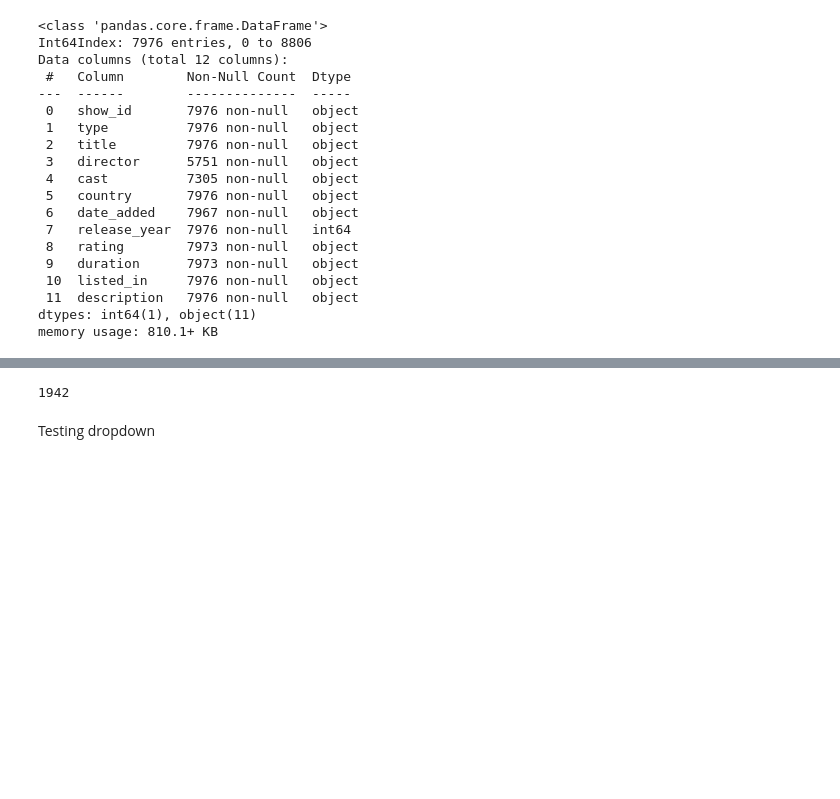
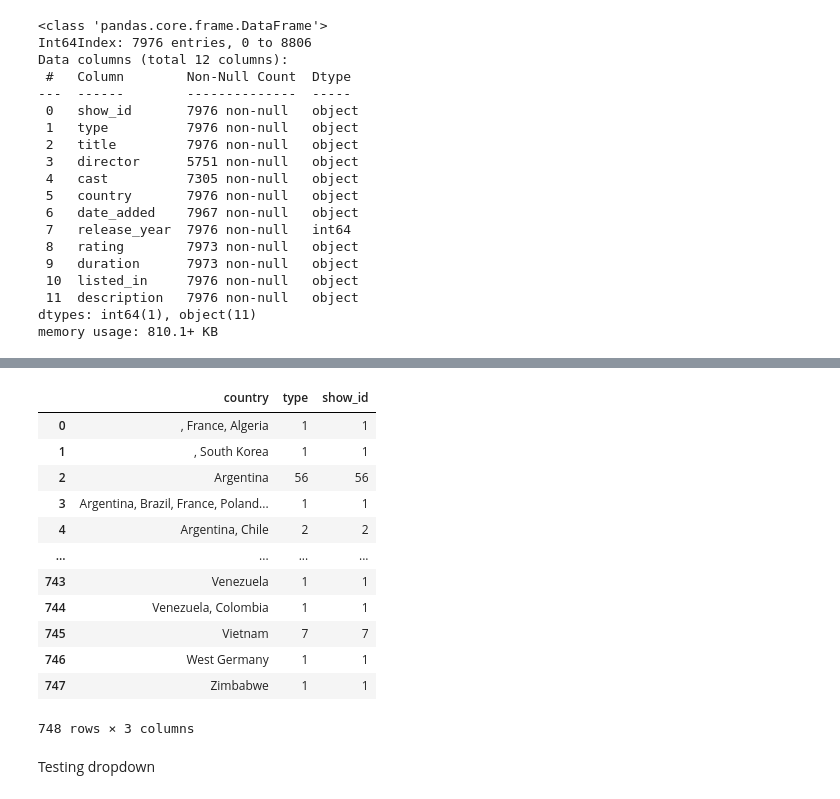
Before and after one commit to boneeyah/SMU, a Jupyter notebook: Dash.ipynb, the cells around one changed output, grey strips where cells are left out. Cells and saved outputs as stored; diff of their text form; code cells hidden in the pictures; blank space fills up the shorter version.

```diff
--- a/Dash.ipynb
+++ b/Dash.ipynb
@@ -120,10 +120,22 @@ if __name__ == '__main__':
 # %% [output]
 Dash app running on:
 [interactive output not drawn]
-# %%
-df['release_year'].min()
-# %% [output]
-1942
+# %%
+df[['country','type','show_id']].groupby(by='country',as_index=False).count()
+# %% [output]
+|  | country | type | show_id |
+| 0 | , France, Algeria | 1 | 1 |
+| 1 | , South Korea | 1 | 1 |
+| 2 | Argentina | 56 | 56 |
+| 3 | Argentina, Brazil, France, Poland... | 1 | 1 |
+| 4 | Argentina, Chile | 2 | 2 |
+| ... | ... | ... | ... |
+| 743 | Venezuela | 1 | 1 |
+| 744 | Venezuela, Colombia | 1 | 1 |
+| 745 | Vietnam | 7 | 7 |
+| 746 | West Germany | 1 | 1 |
+| 747 | Zimbabwe | 1 | 1 |
+748 rows × 3 columns
 # %% [markdown]
 Testing dropdown
 # %%
```
Also changed, not shown: parts of 8 cells of this notebook.
